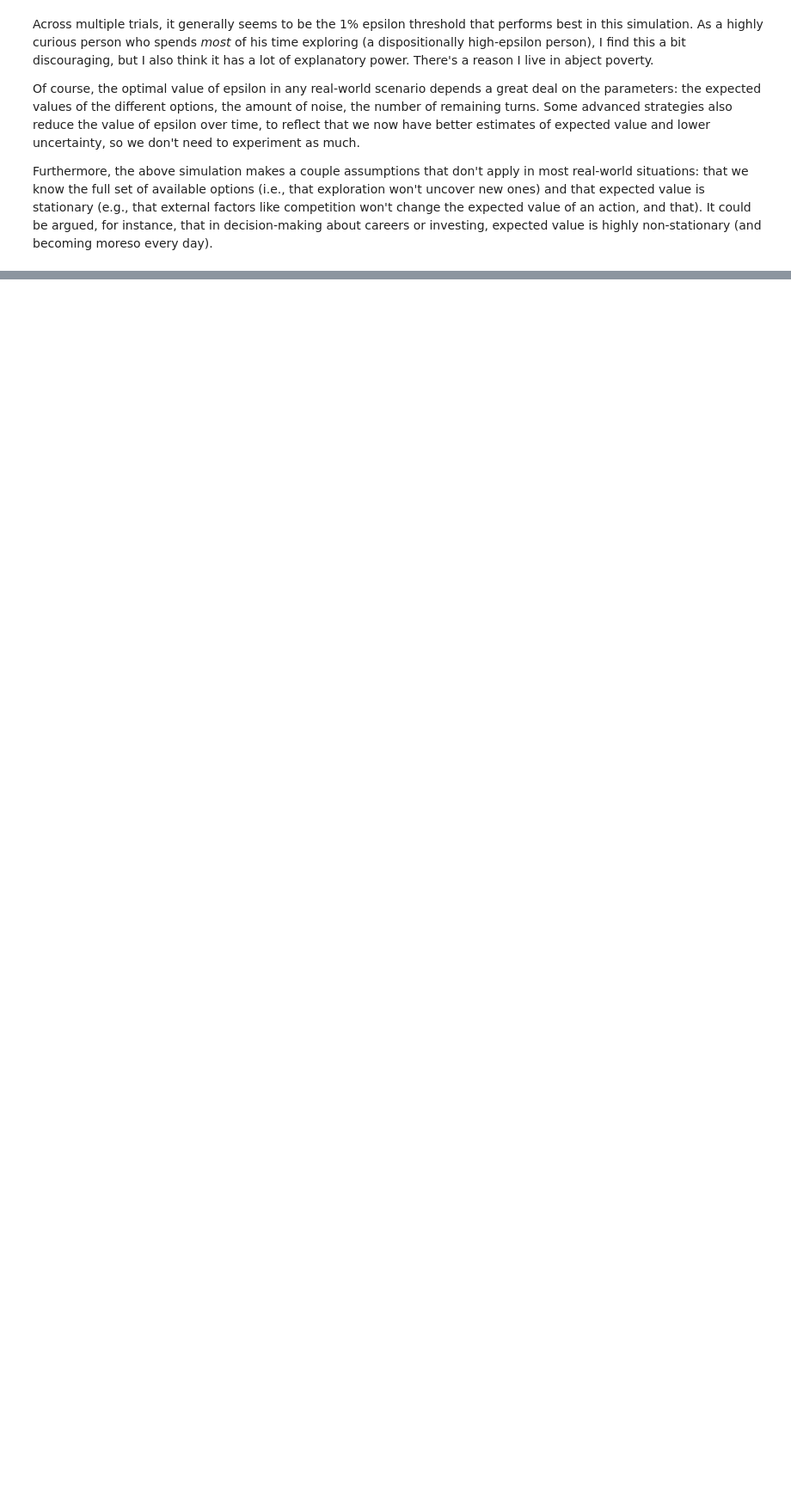
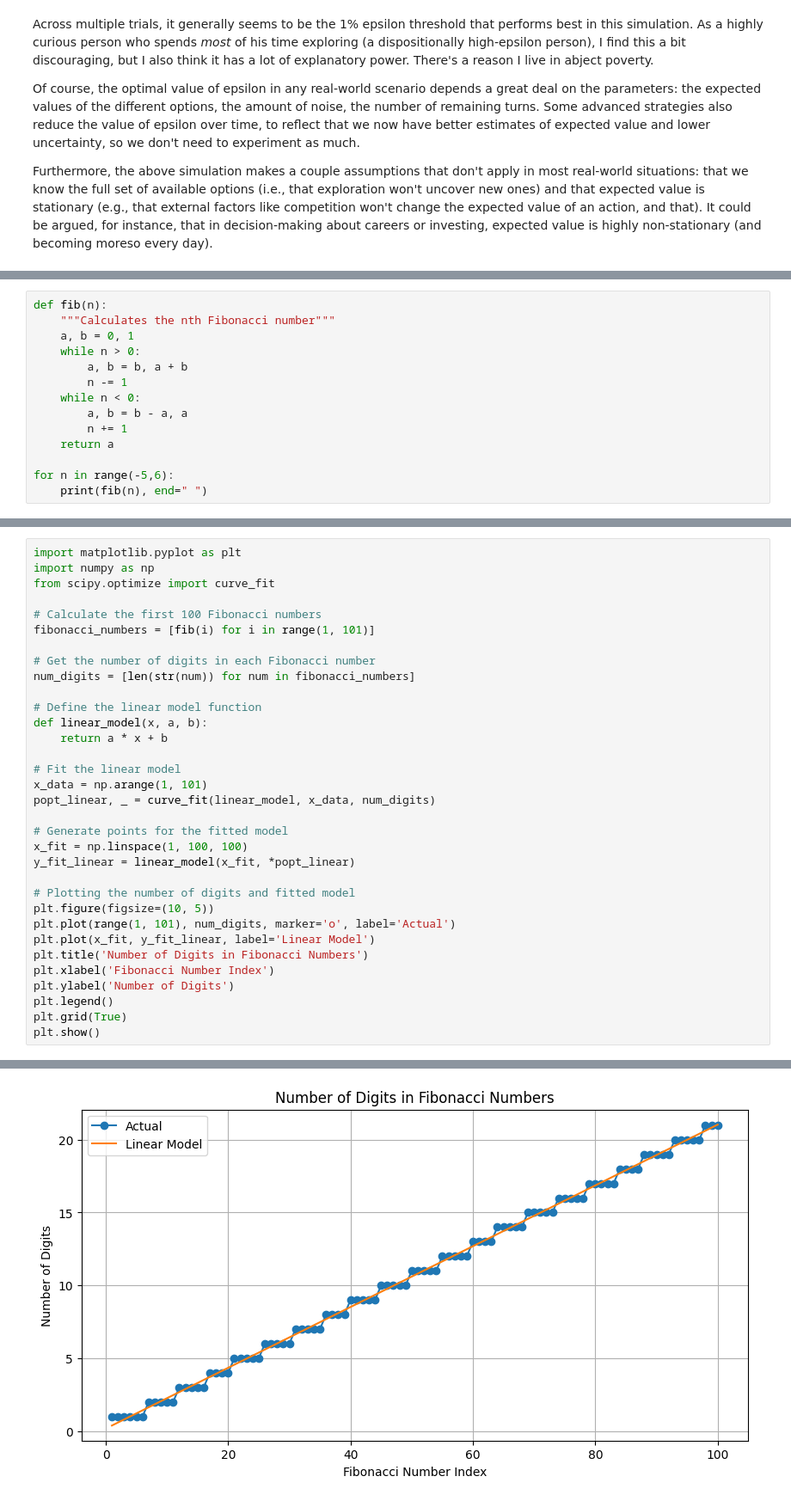
Before and after one commit to chriscarrollsmith/python-practice, a Jupyter notebook: algorithms.ipynb, the cells around one changed output, grey strips where cells are left out. Shown at 86% size. Drawn from its saved outputs; the diff is of its cells as text; blank space fills up the shorter version.

Commit message:
Closures and Generators Nth Fibonacci algorithms

```diff
--- a/algorithms.ipynb
+++ b/algorithms.ipynb
@@ -137,0 +155,14 @@ Furthermore, the above simulation makes a couple assumptions that don't apply in
+# %%
+def fib(n):
+    """Calculates the nth Fibonacci number"""
+    a, b = 0, 1
+    while n > 0:
+        a, b = b, a + b
+        n -= 1
+    while n < 0:
+        a, b = b - a, a
+        n += 1
+    return a
+
+for n in range(-5,6):
+    print(fib(n), end=" ")
@@ -137,0 +175,34 @@ Furthermore, the above simulation makes a couple assumptions that don't apply in
+# %%
+import matplotlib.pyplot as plt
+import numpy as np
+from scipy.optimize import curve_fit
+
+# Calculate the first 100 Fibonacci numbers
+fibonacci_numbers = [fib(i) for i in range(1, 101)]
+
+# Get the number of digits in each Fibonacci number
+num_digits = [len(str(num)) for num in fibonacci_numbers]
+
+# Define the linear model function
+def linear_model(x, a, b):
+    return a * x + b
+
+# Fit the linear model
+x_data = np.arange(1, 101)
+popt_linear, _ = curve_fit(linear_model, x_data, num_digits)
+
+# Generate points for the fitted model
+x_fit = np.linspace(1, 100, 100)
+y_fit_linear = linear_model(x_fit, *popt_linear)
+
+# Plotting the number of digits and fitted model
+plt.figure(figsize=(10, 5))
+plt.plot(range(1, 101), num_digits, marker='o', label='Actual')
+plt.plot(x_fit, y_fit_linear, label='Linear Model')
+plt.title('Number of Digits in Fibonacci Numbers')
+plt.xlabel('Fibonacci Number Index')
+plt.ylabel('Number of Digits')
+plt.legend()
+plt.grid(True)
+plt.show()
+# %% [output]
@@ -137,0 +210 @@ Furthermore, the above simulation makes a couple assumptions that don't apply in
+[figure, added]
```
Also changed, not shown: parts of 20 cells of this notebook, 3 other files.
